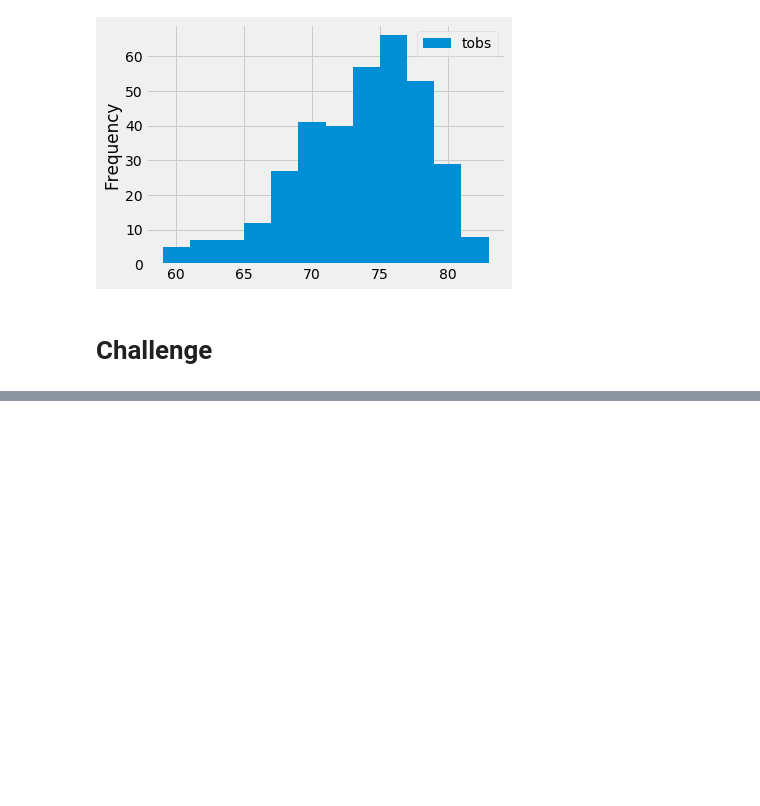
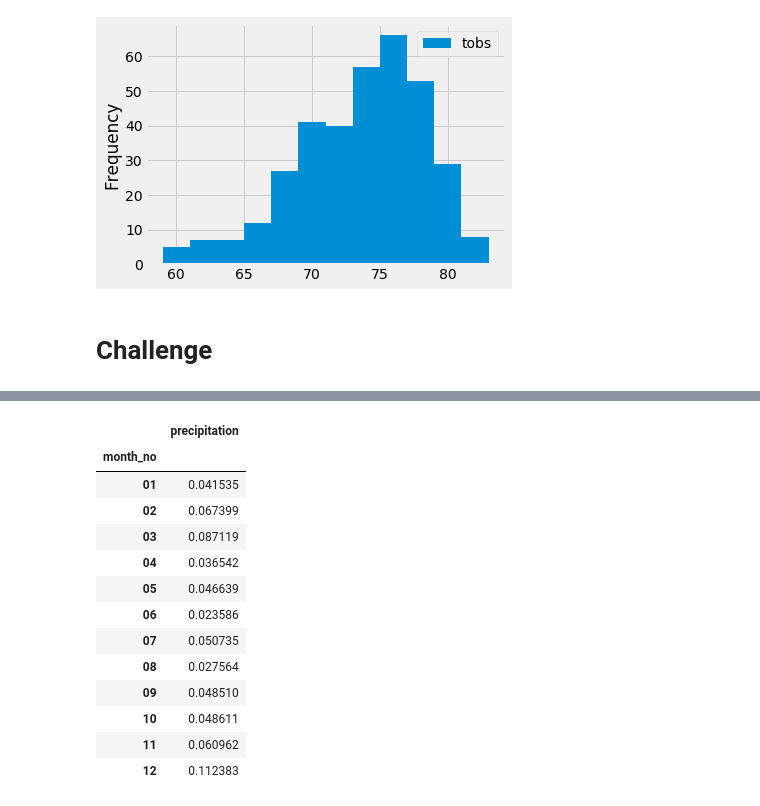
Before and after one commit to aramaswami/surfs_up, a Jupyter notebook: climate_analysis.ipynb, the cells around one changed output, grey strips where cells are left out. Cells and saved outputs as stored; diff of their text form; code cells hidden in the pictures; blank space fills up the shorter version.

```diff
--- a/climate_analysis.ipynb
+++ b/climate_analysis.ipynb
@@ -187,0 +312,17 @@ plt.tight_layout()
+# %%
+df_prcp.groupby('month_no').mean()
+# %% [output]
+|  | precipitation |
+| month_no |  |
+| 01 | 0.041535 |
+| 02 | 0.067399 |
+| 03 | 0.087119 |
+| 04 | 0.036542 |
+| 05 | 0.046639 |
+| 06 | 0.023586 |
+| 07 | 0.050735 |
+| 08 | 0.027564 |
+| 09 | 0.048510 |
+| 10 | 0.048611 |
+| 11 | 0.060962 |
+| 12 | 0.112383 |
```
Also changed, not shown: parts of 12 cells of this notebook.
